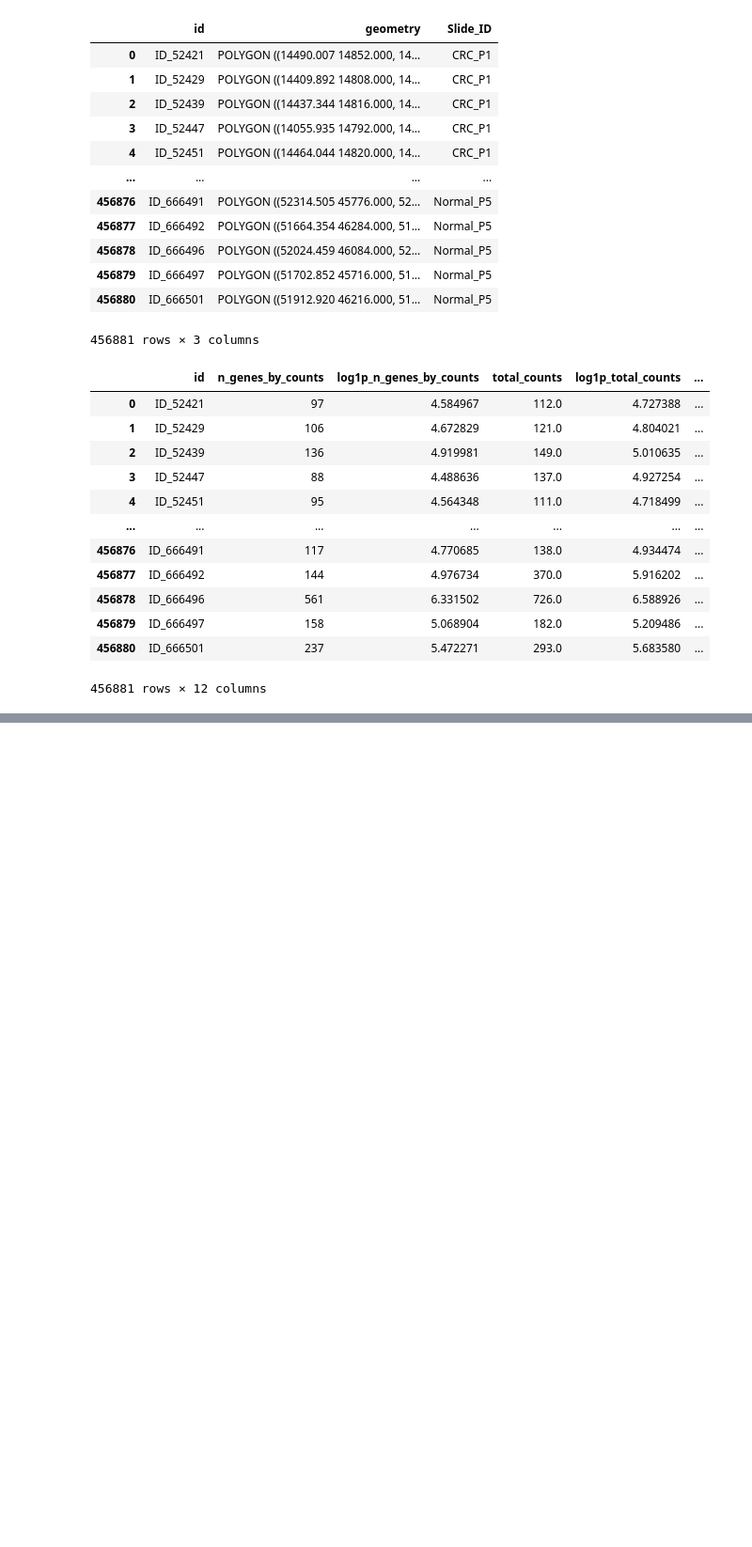
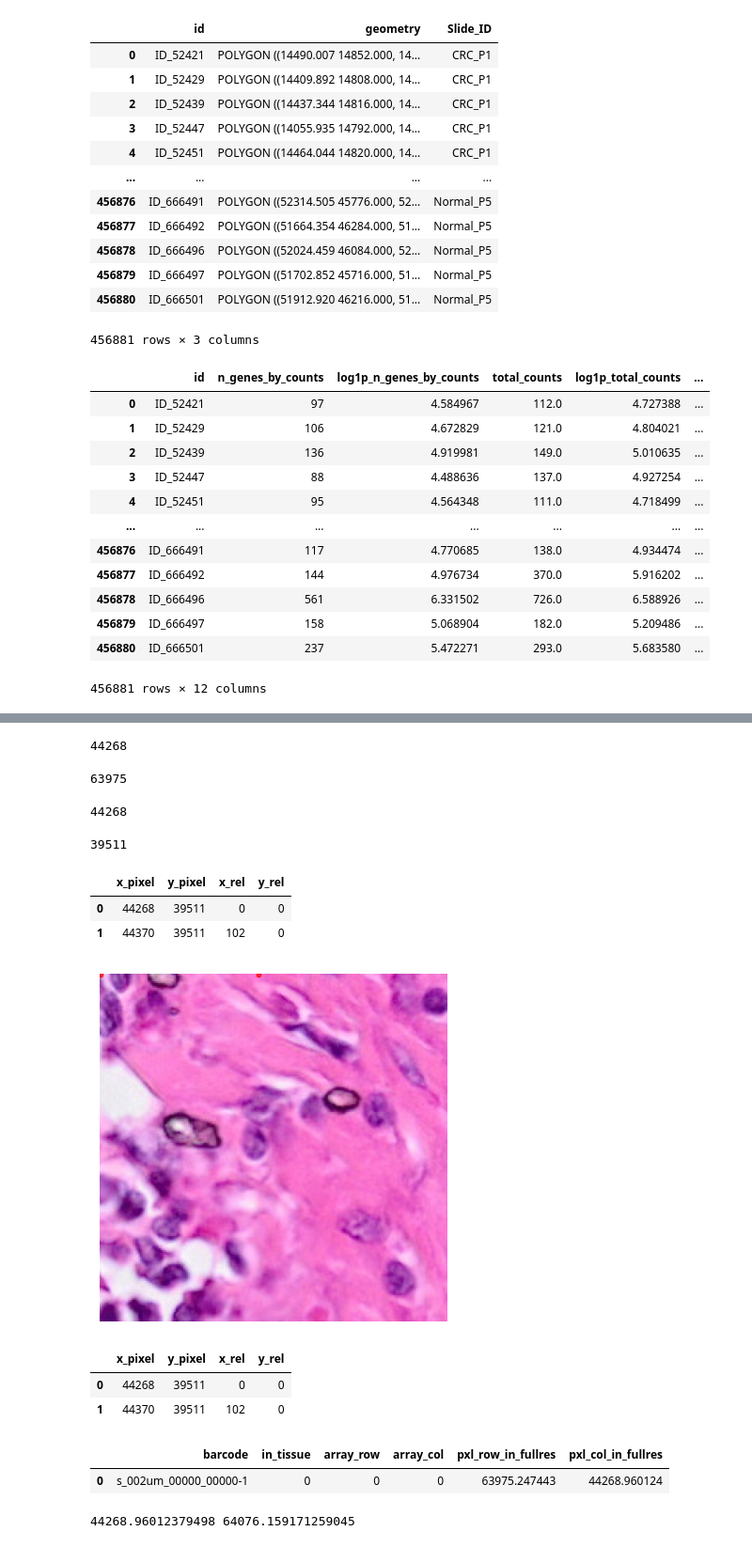
Before and after one commit to CharlieNotChaplin/Genomosaic, a Jupyter notebook: test_file_contents.ipynb, the cells around one changed output, grey strips where cells are left out. Shown at 94% size. Drawn from its saved outputs; the diff is of its cells as text; code cells hidden in the pictures; blank space fills up the shorter version.

```diff
--- a/test_file_contents.ipynb
+++ b/test_file_contents.ipynb
@@ -388,0 +603,5 @@ for person in people:
+# %%
+our_patch = patches[patches["Patch_ID"] == "patch_1.png"]
+
+array_y_max = tissue_pos["array_row"].max()
+tissue_pos2 = tissue_pos[(tissue_pos["array_col"] == 0) & (tissue_pos["array_row"] == 0)]
@@ -388,0 +634,14 @@ for person in people:
+# %%
+from PIL import Image
+import matplotlib.pyplot as plt
+import math
+import os
+
+width = 224
+
+patch_img = Image.open(os.path.join("uni/notebooks", patch_path))
+
+spot_pxl_X = our_patch["X"].iloc[0]
+spot_pxl_y = our_patch["Y"].iloc[0]
+spot_array_x = math.floor(tissue_pos2["pxl_col_in_fullres"].iloc[0])
+spot_array_y = math.floor(tissue_pos2["pxl_row_in_fullres"].iloc[0])
@@ -388,0 +656,60 @@ for person in people:
+# %%
+spot_array_x
+# %% [output]
+44268
+# %%
+spot_array_y
+# %% [output]
+63975
+# %%
+x0
+# %% [output]
+44268
+# %%
+y0
+# %% [output]
+39511
+# %%
+spots_in_patch
+# %% [output]
+|  | x_pixel | y_pixel | x_rel | y_rel |
+| 0 | 44268 | 39511 | 0 | 0 |
+| 1 | 44370 | 39511 | 102 | 0 |
+# %%
+data = {"x_pixel": [spot_pxl_X, spot_array_x], "y_pixel": [spot_pxl_y, spot_array_y]}
+spots_in_patch = pd.DataFrame(data)
+
+x0, y0 = spot_pxl_X, spot_pxl_y
+spots_in_patch["x_rel"] = spots_in_patch["x_pixel"] - x0
+spots_in_patch["y_rel"] = spots_in_patch["y_pixel"] - y0
+
+
+
+plt.imshow(patch_img)
+plt.scatter(
+    spots_in_patch["x_rel"],
+    spots_in_patch["y_rel"],
+    c="red", s=10, alpha=0.7
+)
+plt.axis("off")
+plt.show()
+# %% [output]
+[figure, added]
+# %%
+spots_in_patch
+# %% [output]
+|  | x_pixel | y_pixel | x_rel | y_rel |
+| 0 | 44268 | 39511 | 0 | 0 |
+| 1 | 44370 | 39511 | 102 | 0 |
+# %%
+tissue_pos_array = tissue_pos[(tissue_pos["array_col"] == 0) & (tissue_pos["array_row"] == 0)]
+tissue_pos_array
+# %% [output]
+|  | barcode | in_tissue | array_row | array_col | pxl_row_in_fullres | pxl_col_in_fullres |
+| 0 | s_002um_00000_00000-1 | 0 | 0 | 0 | 63975.247443 | 44268.960124 |
+# %%
+pxl_x = tissue_pos["pxl_col_in_fullres"].min()
+pxl_y = tissue_pos["pxl_row_in_fullres"].max()
+print(pxl_x, pxl_y)
+# %% [output]
+44268.96012379498 64076.159171259045
```
Also changed, not shown: parts of 42 cells of this notebook.
